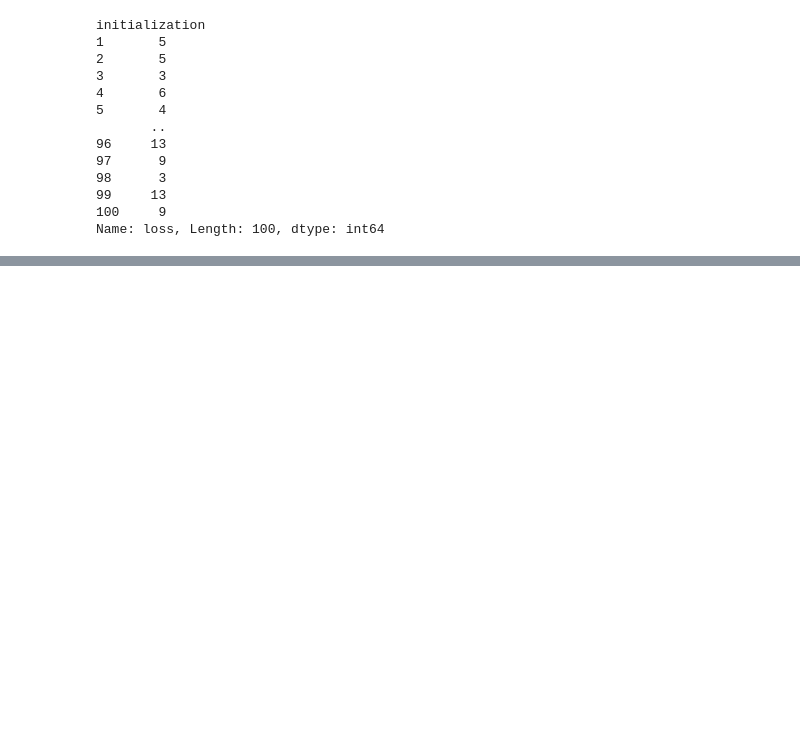
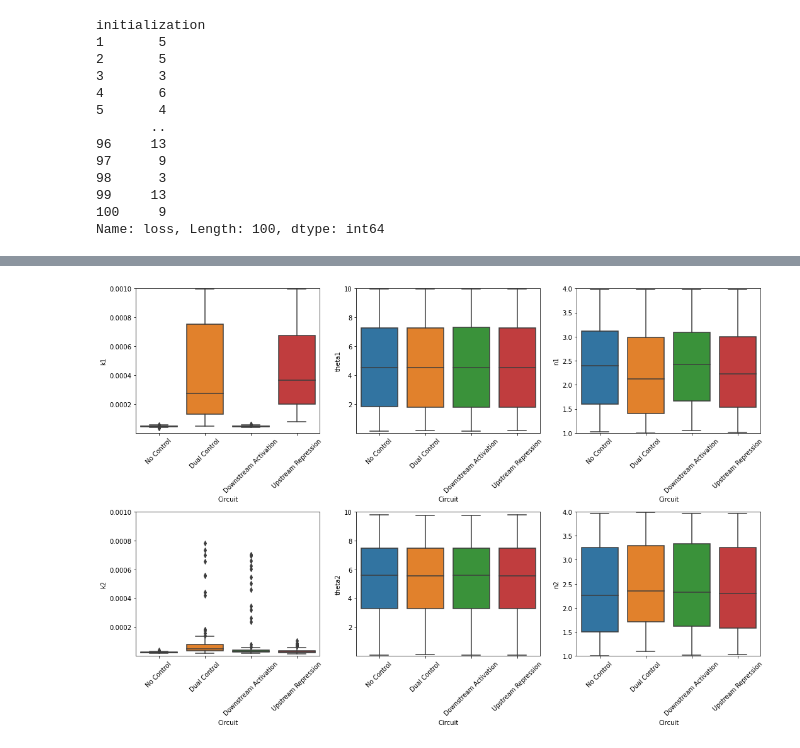
Before and after one commit to cjmerzbacher/msc-thesis, a Jupyter notebook: initialization_experiments/viz_complete_exp.ipynb, the cells around one changed output, grey strips where cells are left out. Saved outputs shown, nothing was run; the diff lists cells and outputs as text; code cells hidden in the pictures; blank space fills up the shorter version.

```diff
--- a/initialization_experiments/viz_complete_exp.ipynb
+++ b/initialization_experiments/viz_complete_exp.ipynb
@@ -200,0 +333,42 @@ Name: loss, Length: 100, dtype: int64
+# %%
+fig, axs = plt.subplots(2, 3, figsize=(15, 10))
+
+ax = axs[0][0]
+sns.boxplot(x="Circuit", y="k1",
+            data=final_vals, ax=ax)
+ax.tick_params('x', labelrotation=45)
+ax.set_ylim([1E-7, 1E-3])
+
+ax = axs[0][1]
+sns.boxplot(x="Circuit", y="theta1",
+            data=final_vals, ax=ax)
+ax.tick_params('x', labelrotation=45)
+ax.set_ylim([0.001, 10])
+
+ax = axs[0][2]
+sns.boxplot(x="Circuit", y="n1",
+            data=final_vals, ax=ax)
+ax.tick_params('x', labelrotation=45)
+ax.set_ylim([1, 4])
+
+ax = axs[1][0]
+sns.boxplot(x="Circuit", y="k2",
+            data=final_vals, ax=ax)
+ax.tick_params('x', labelrotation=45)
+ax.set_ylim([1E-7, 1E-3])
+
+ax = axs[1][1]
+sns.boxplot(x="Circuit", y="theta2",
+            data=final_vals, ax=ax)
+ax.tick_params('x', labelrotation=45)
+ax.set_ylim([0.001, 10])
+
+ax = axs[1][2]
+sns.boxplot(x="Circuit", y="n2",
+            data=final_vals, ax=ax)
+ax.tick_params('x', labelrotation=45)
+ax.set_ylim([1, 4])
+plt.tight_layout()
+fig.savefig('boxplot_finalvalues_gd.png')
+# %% [output]
+[figure, added]
```
Also changed, not shown: parts of 8 cells of this notebook, 10 other files.
